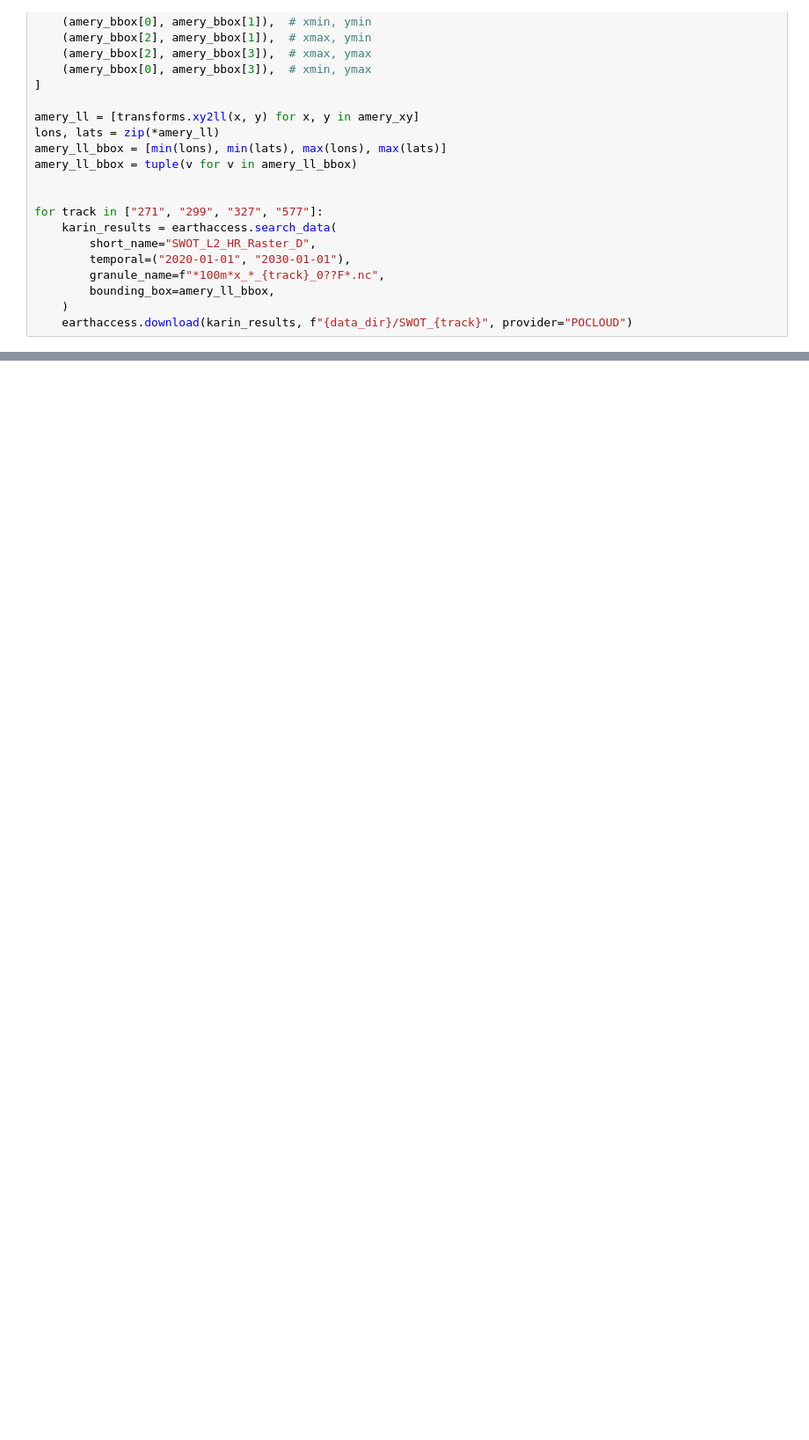
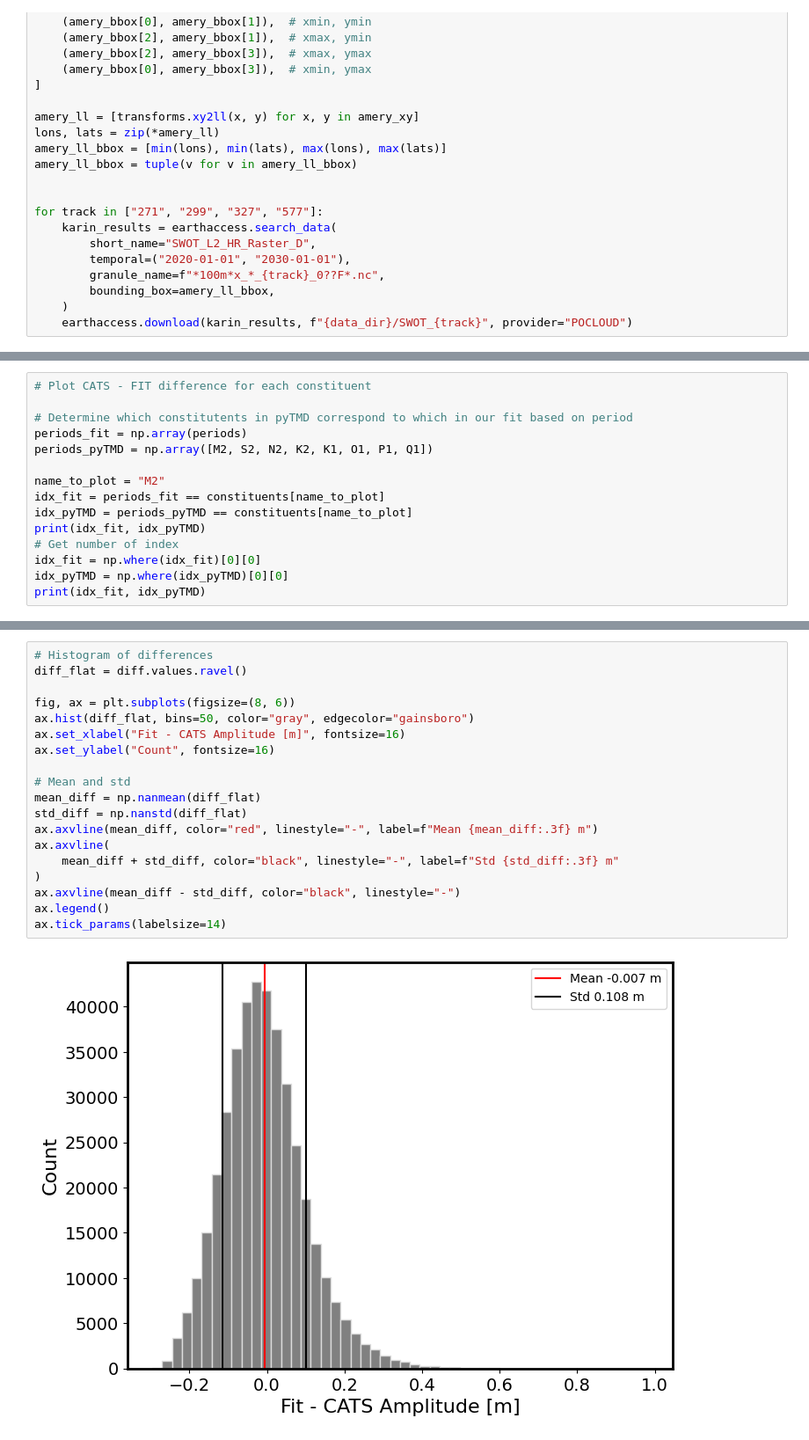
Before and after one commit to zsk4/harmonic-analysis, a Jupyter notebook: notebooks/SWOT_HA.ipynb, the cells around one changed output, grey strips where cells are left out. Shown at 88% size. Drawn from its saved outputs; the diff is of its cells as text; blank space fills up the shorter version.

```diff
--- a/notebooks/SWOT_HA.ipynb
+++ b/notebooks/SWOT_HA.ipynb
@@ -781,0 +976,15 @@ mesh_adv = ax.pcolormesh(
+# %%
+# Plot CATS - FIT difference for each constituent
+
+# Determine which constitutents in pyTMD correspond to which in our fit based on period
+periods_fit = np.array(periods)
+periods_pyTMD = np.array([M2, S2, N2, K2, K1, O1, P1, Q1])
+
+name_to_plot = "M2"
+idx_fit = periods_fit == constituents[name_to_plot]
+idx_pyTMD = periods_pyTMD == constituents[name_to_plot]
+print(idx_fit, idx_pyTMD)
+# Get number of index
+idx_fit = np.where(idx_fit)[0][0]
+idx_pyTMD = np.where(idx_pyTMD)[0][0]
+print(idx_fit, idx_pyTMD)
@@ -781,0 +1196,21 @@ mesh_adv = ax.pcolormesh(
+# %%
+# Histogram of differences
+diff_flat = diff.values.ravel()
+
+fig, ax = plt.subplots(figsize=(8, 6))
+ax.hist(diff_flat, bins=50, color="gray", edgecolor="gainsboro")
+ax.set_xlabel("Fit - CATS Amplitude [m]", fontsize=16)
+ax.set_ylabel("Count", fontsize=16)
+
+# Mean and std
+mean_diff = np.nanmean(diff_flat)
+std_diff = np.nanstd(diff_flat)
+ax.axvline(mean_diff, color="red", linestyle="-", label=f"Mean {mean_diff:.3f} m")
+ax.axvline(
+    mean_diff + std_diff, color="black", linestyle="-", label=f"Std {std_diff:.3f} m"
+)
+ax.axvline(mean_diff - std_diff, color="black", linestyle="-")
+ax.legend()
+ax.tick_params(labelsize=14)
+# %% [output]
+[figure, added]
```
Also changed, not shown: parts of 29 cells of this notebook, 1 other file.
